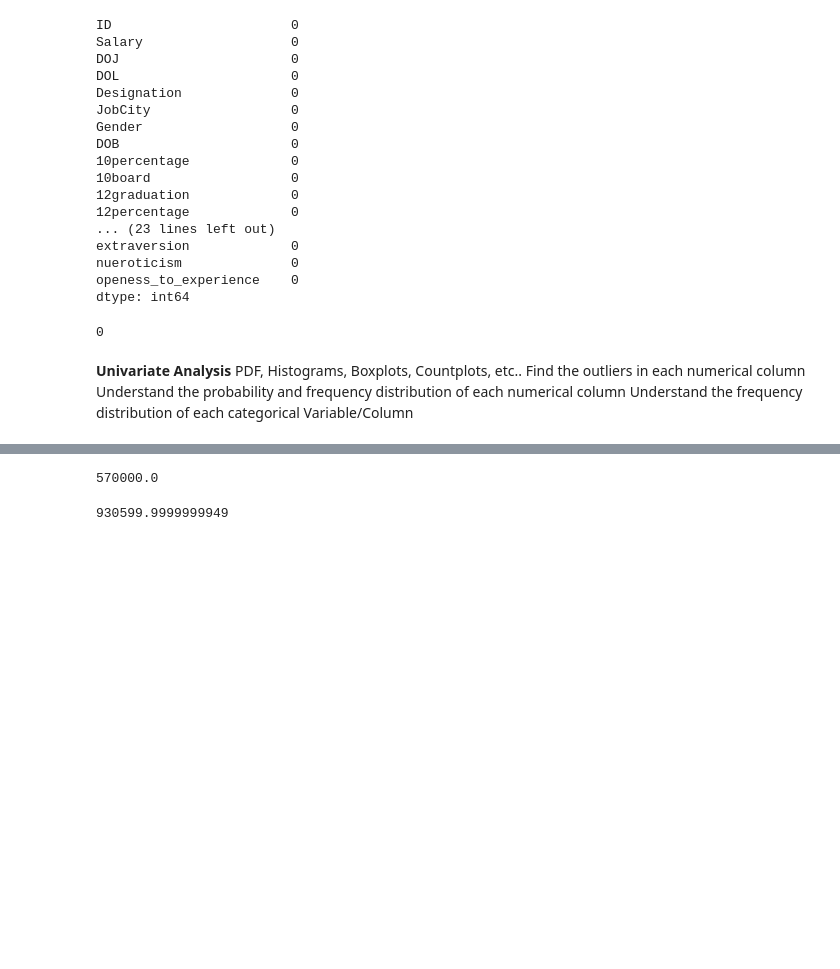
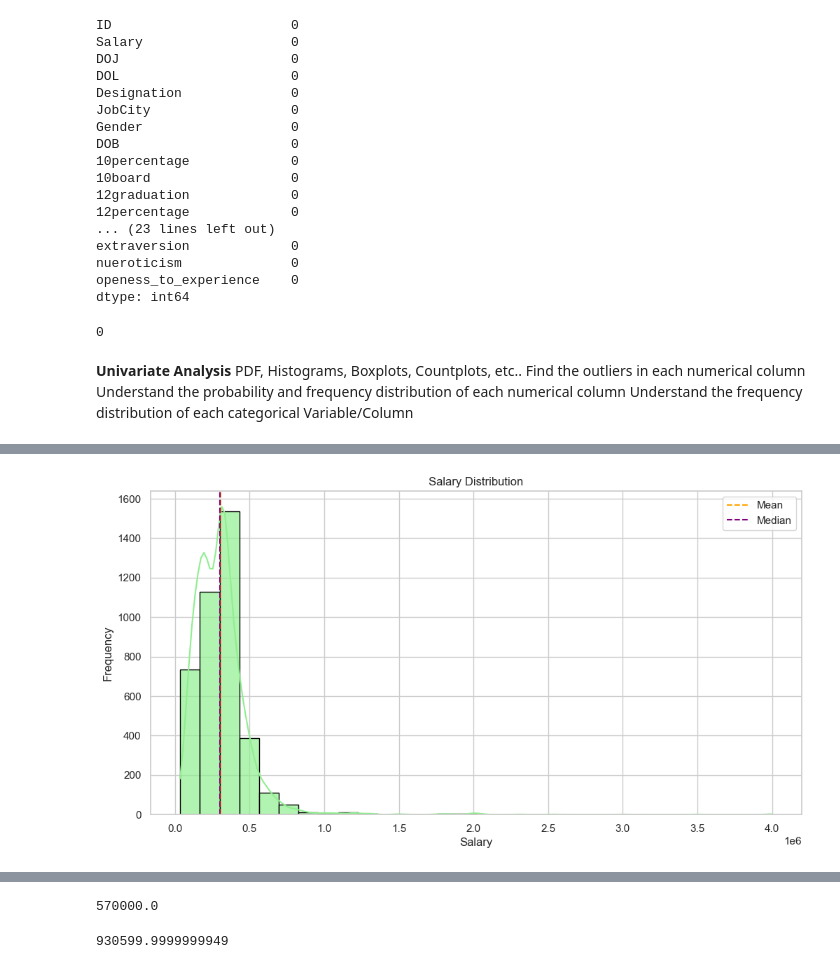
Before and after one commit to Gouri-Kabra/EDA_Project-AMCAT_Data_Analysis, a Jupyter notebook: amcat.ipynb, the cells around one changed output, grey strips where cells are left out. Saved outputs shown, nothing was run; the diff lists cells and outputs as text; code cells hidden in the pictures; blank space fills up the shorter version.

```diff
--- a/amcat.ipynb
+++ b/amcat.ipynb
@@ -167,0 +340,26 @@ plt.show()
+# %%
+# Set the style
+sns.set(style="whitegrid")
+
+# Create the figure
+plt.figure(figsize=(12, 6))
+
+# Plotting the histogram using seaborn with KDE
+sns.histplot(df['Salary'], bins=30, kde=True, color='lightgreen', edgecolor='black', alpha=0.7)
+
+# Add Mean and Median lines
+plt.axvline(df['Salary'].mean(), color='orange', linestyle='--', label='Mean')
+plt.axvline(df['Salary'].median(), color='purple', linestyle='--', label='Median')
+
+# Titles and labels
+plt.title('Salary Distribution')
+plt.xlabel('Salary')
+plt.ylabel('Frequency')
+
+# Display the legend
+plt.legend()
+
+# Show the plot
+plt.show()
+# %% [output]
+[figure, added]
```
Also changed, not shown: parts of 58 cells of this notebook, 1 other file.
